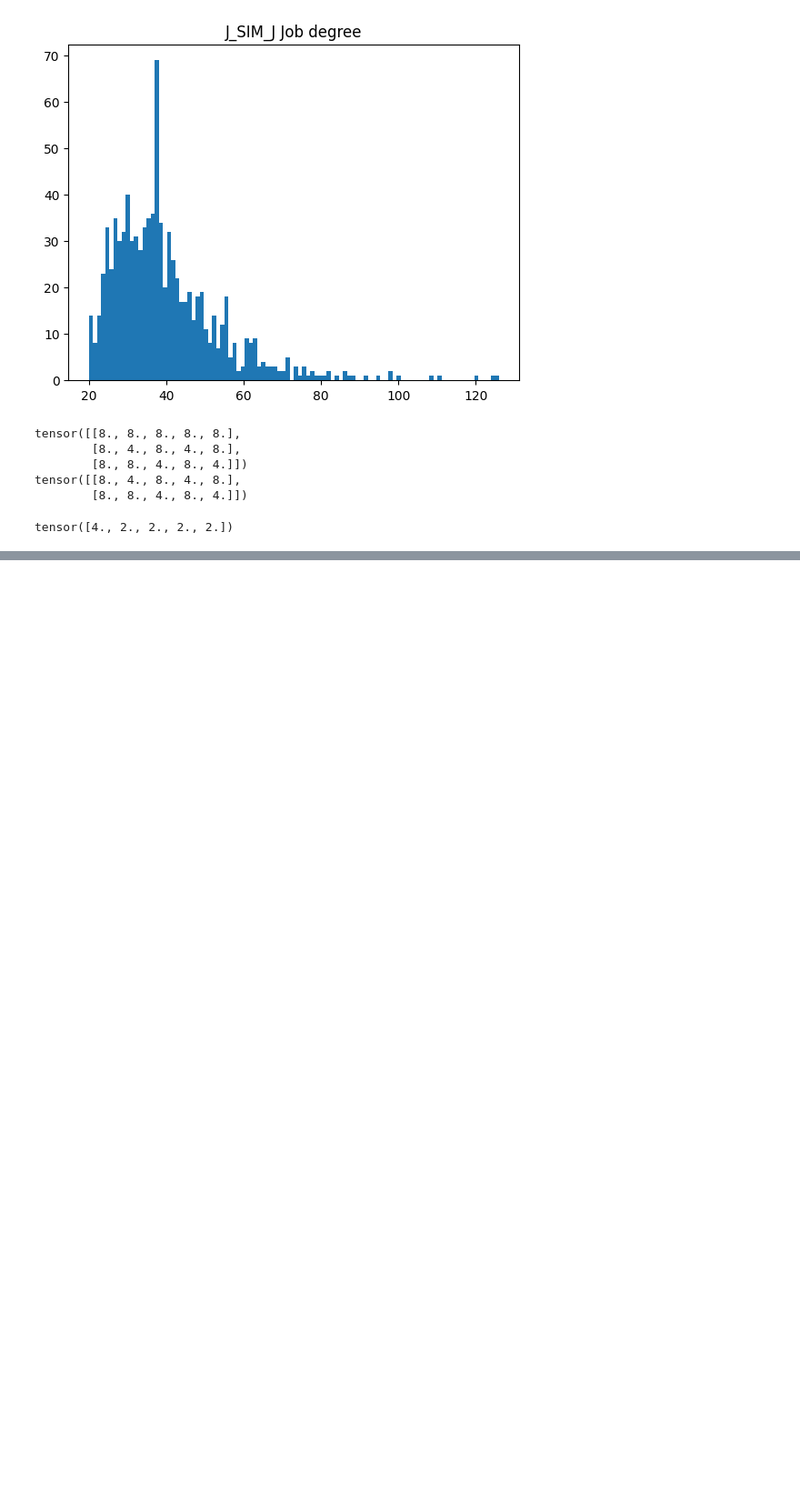
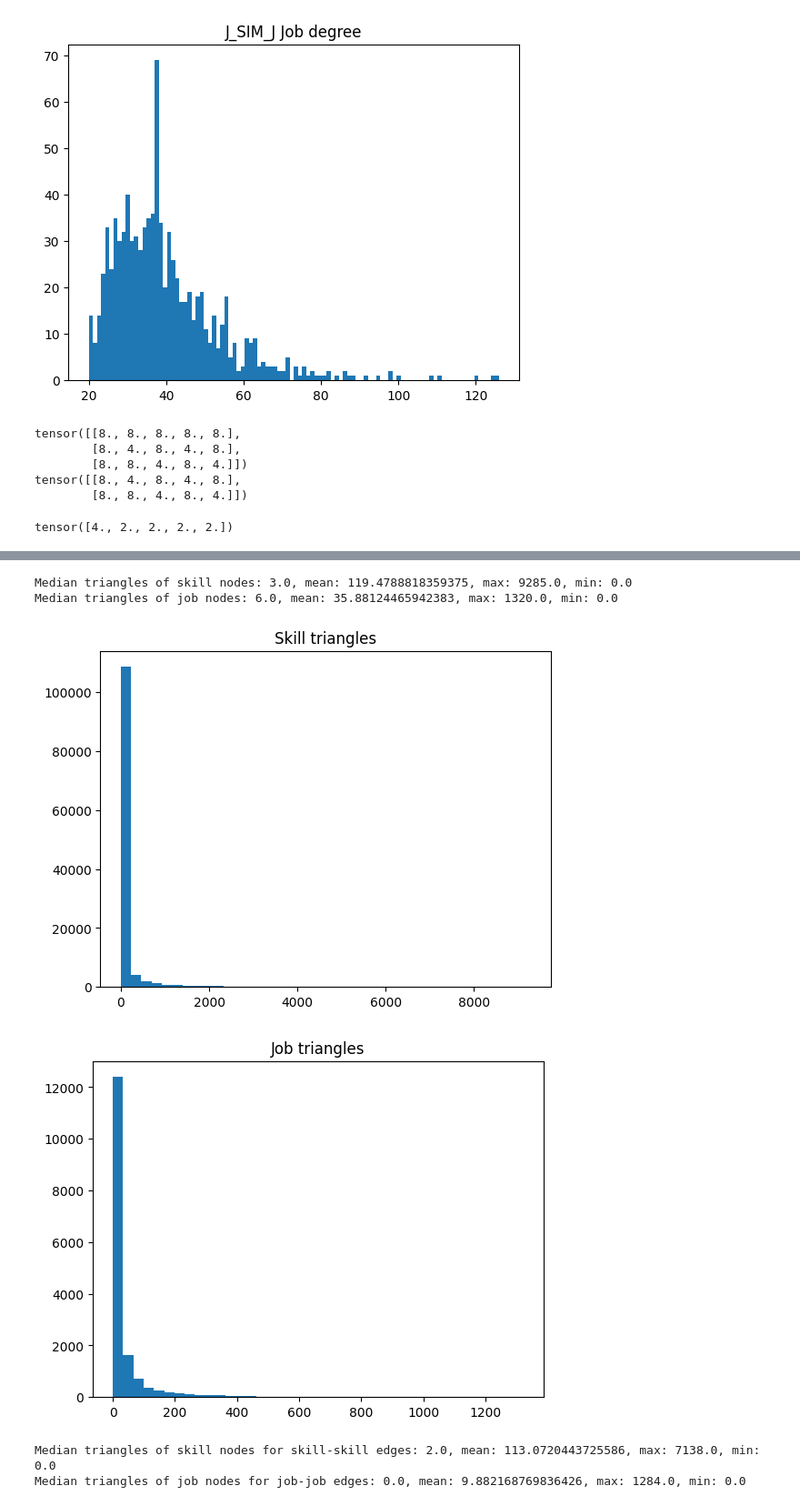
Before and after one commit to AmosDinh/Skill_Job_GNN, a Jupyter notebook: colab.ipynb, the cells around one changed output, grey strips where cells are left out. Shown at 91% size. Saved outputs shown, nothing was run; the diff lists cells and outputs as text; code cells hidden in the pictures; blank space fills up the shorter version.

```diff
--- a/colab.ipynb
+++ b/colab.ipynb
@@ -475,13 +459,7 @@ data['Skill'].x = torch.cat((data['Skill'].x, skill_degrees), dim=1)
 # row1 to rowS * full_matrix
 # rowS+1 to rowT * full_matrix
 # ....
-from tqdm.auto import tqdm
-from torch_sparse.diag import get_diag
-from torch_sparse.cat import cat
-from torch_sparse import SparseTensor
-from torch_sparse.reduce import reduction
-from torch_sparse.mul import mul
-from torch_sparse.transpose import t
+
 # def blockwise_sparse_square_mmul(adj_matrix, blocks=None):
 #     row_blocks = []
 
@@ -513,7 +491,7 @@ def triangle_count(adj_matrix:SparseTensor):
     # ....
     diags = []
 
-    row_block_size = 3
+    row_block_size = 10000
     rows = adj_matrix.size(0)
     with torch.no_grad():
         for block in tqdm(range(0,rows, row_block_size), desc='blockwise sparse matrix-multiplication'):
@@ -578,4 +556,5 @@ tensor([[8., 4., 8., 4., 8.],
 tensor([4., 2., 2., 2., 2.])
 # %%
 homogeneous_data = data.to_homogeneous()
-triangles = undirected_triangle_counts(homogeneous_data.edge_index, homogeneous_data.x.shape[0])
+homogenous_triangles = undirected_triangle_counts(homogeneous_data.edge_index, homogeneous_data.x.shape[0])
+# max triangles: 9000
@@ -660,0 +561,22 @@ to_dense_adj(edge_index, batch)
+# %%
+Job_homogeneous_triangles = homogenous_triangles[homogeneous_data.node_type == 1]
+Skill_homogeneous_triangles = homogenous_triangles[homogeneous_data.node_type != 1]
+# %%
+actual_s_triangles = Skill_homogeneous_triangles[(JRS_S+S_SIM_S)!=0]
+actual_j_triangles = Job_homogeneous_triangles[(JRS_J+J_SIM_J)!=0]
+
+print(f'Median triangles of skill nodes: {actual_s_triangles.median()}, mean: {actual_s_triangles.mean()}, max: {actual_s_triangles.max()}, min: {actual_s_triangles.min()}')
+print(f'Median triangles of job nodes: {actual_j_triangles.median()}, mean: {actual_j_triangles.mean()}, max: {actual_j_triangles.max()}, min: {actual_s_triangles.min()}')
+# %% [output]
+Median triangles of skill nodes: 3.0, mean: 119.4788818359375, max: 9285.0, min: 0.0
+Median triangles of job nodes: 6.0, mean: 35.88124465942383, max: 1320.0, min: 0.0
+# %%
+plt.title('Skill triangles')
+plt.hist(actual_s_triangles.numpy(), bins=40)
+plt.show()
+plt.title('Job triangles')
+plt.hist(actual_j_triangles.numpy(), bins=40)
+plt.show()
+# %% [output]
+[figure, added]
+[figure, added]
@@ -660,0 +586,9 @@ to_dense_adj(edge_index, batch)
+# %%
+actual_s_triangles = S_SIM_S_triangles[(JRS_S+S_SIM_S)!=0]
+actual_j_triangles = J_SIM_J_triangles[(JRS_J+J_SIM_J)!=0]
+
+print(f'Median triangles of skill nodes for skill-skill edges: {actual_s_triangles.median()}, mean: {actual_s_triangles.mean()}, max: {actual_s_triangles.max()}, min: {actual_s_triangles.min()}')
+print(f'Median triangles of job nodes for job-job edges: {actual_j_triangles.median()}, mean: {actual_j_triangles.mean()}, max: {actual_j_triangles.max()}, min: {actual_s_triangles.min()}')
+# %% [output]
+Median triangles of skill nodes for skill-skill edges: 2.0, mean: 113.0720443725586, max: 7138.0, min: 0.0
+Median triangles of job nodes for job-job edges: 0.0, mean: 9.882168769836426, max: 1284.0, min: 0.0
```
Also changed, not shown: parts of 48 cells of this notebook.
